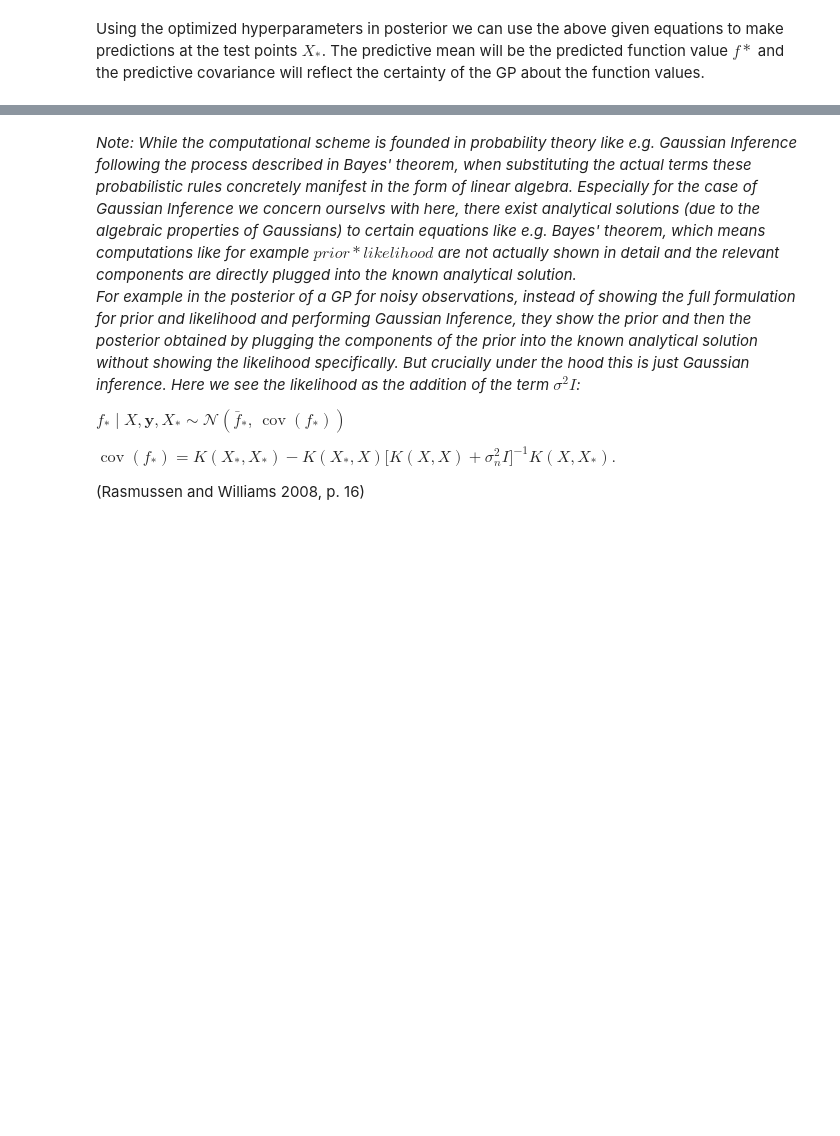
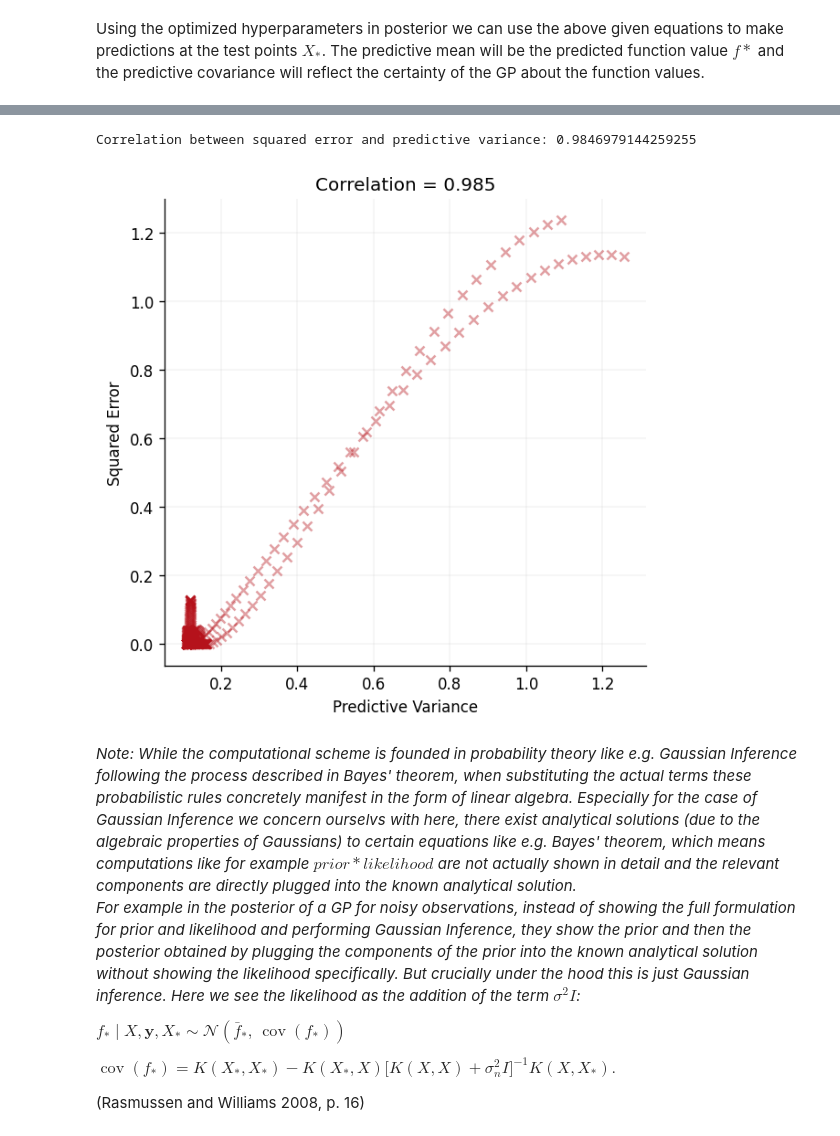
Before and after one commit to alexp200/GPJax, a Jupyter notebook: alex/GPs_TLDR.ipynb, the cells around one changed output, grey strips where cells are left out. Drawn from its saved outputs; the diff is of its cells as text; code cells hidden in the pictures; blank space fills up the shorter version.

```diff
--- a/alex/GPs_TLDR.ipynb
+++ b/alex/GPs_TLDR.ipynb
@@ -357,3 +353,30 @@ ax.legend(loc="center left", bbox_to_anchor=(0.975, 0.5))
+# %%
+#Correlation analysis between covariance of GP and MSE
+# predictive_std already computed
+predictive_var = predictive_std.squeeze()**2
+
+# correlation between squared error and predictive variance
+corr = jnp.corrcoef(squared_error, predictive_var)[0, 1]
+
+print("Correlation between squared error and predictive variance:", corr)
+
+fig_corr, ax_corr = plt.subplots(figsize=(5, 5))
+
+ax_corr.scatter(
+    predictive_var,
+    squared_error,
+    alpha=0.4,
+    color=cols[1]
+)
+
+ax_corr.set_xlabel("Predictive Variance")
+ax_corr.set_ylabel("Squared Error")
+ax_corr.set_title(f"Correlation = {corr:.3f}")
+
+plt.show()
+# %% [output]
+Correlation between squared error and predictive variance: 0.9846979144259255
+[figure, added]
 # %% [markdown]
 
 *Note:
```
Also changed, not shown: parts of 2 cells of this notebook.
